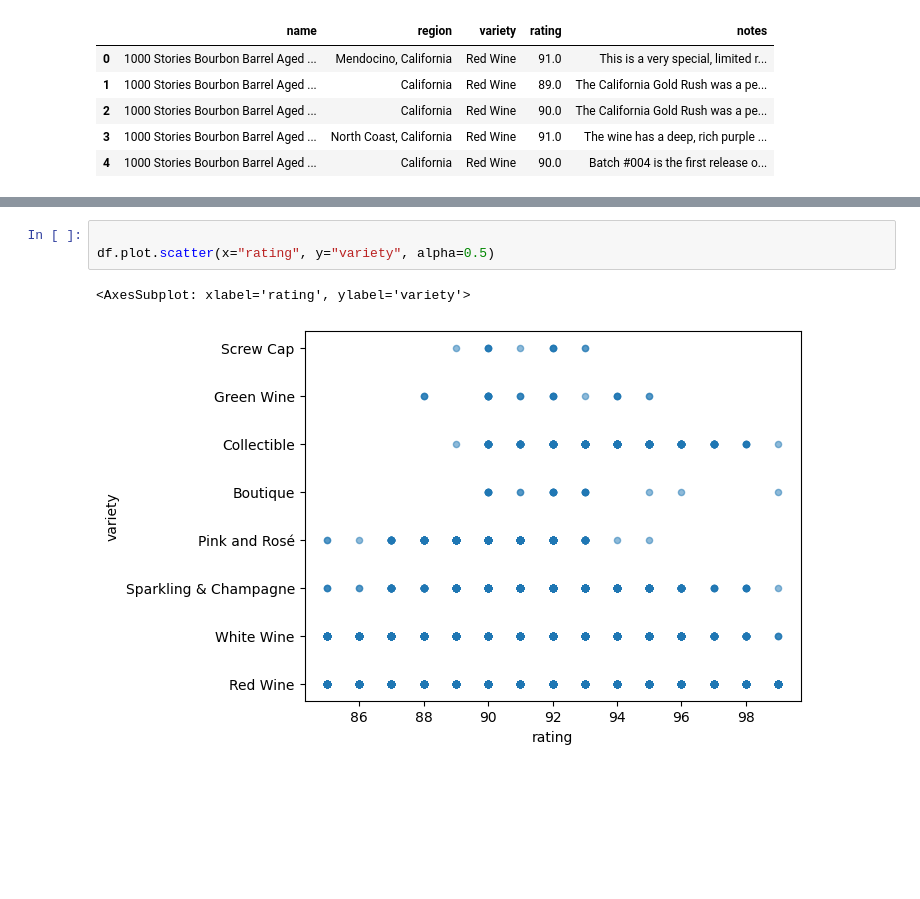
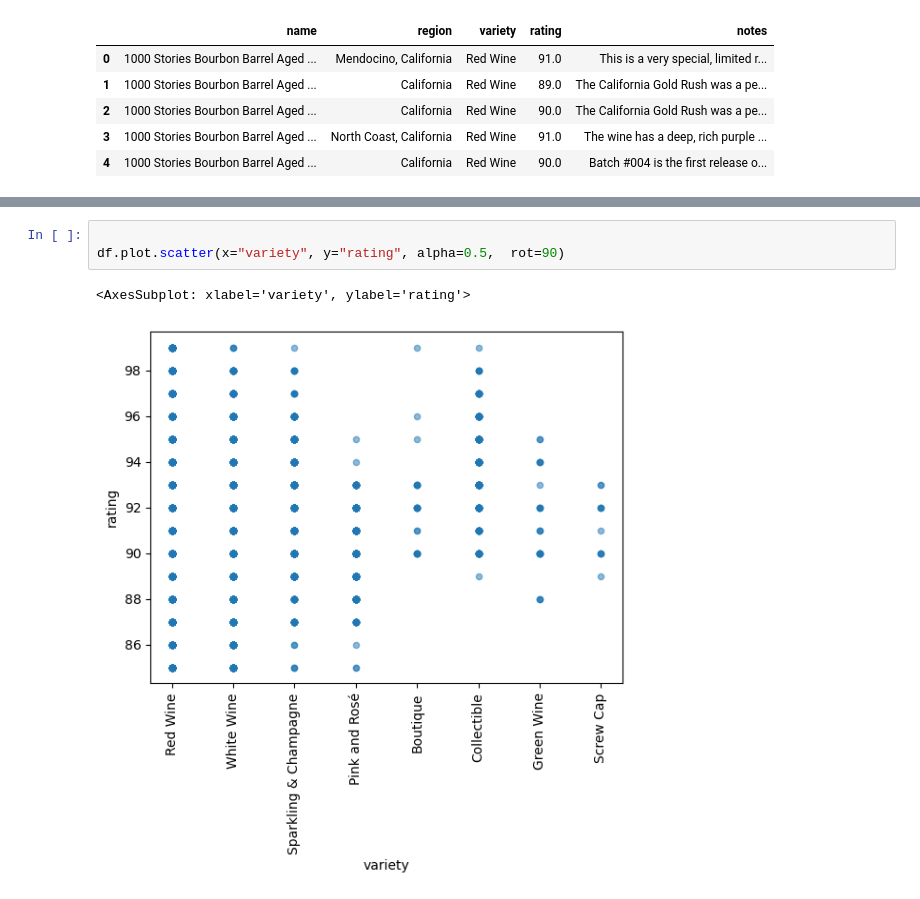
Before and after one commit to gdequeiroz/codespace-demo, a Jupyter notebook: pandas.ipynb, the cells around one changed output, grey strips where cells are left out. Saved outputs shown, nothing was run; the diff lists cells and outputs as text; blank space fills up the shorter version.

```diff
--- a/pandas.ipynb
+++ b/pandas.ipynb
@@ -89,6 +96,6 @@ df.plot()
 # %%
 
-df.plot.scatter(x="rating", y="variety", alpha=0.5)
+df.plot.scatter(x="variety", y="rating", alpha=0.5,  rot=90)
 # %% [output]
-<AxesSubplot: xlabel='rating', ylabel='variety'>
+<AxesSubplot: xlabel='variety', ylabel='rating'>
-[figure, old version]
+[figure, new version]
```
Also changed, not shown: parts of 5 cells of this notebook.
